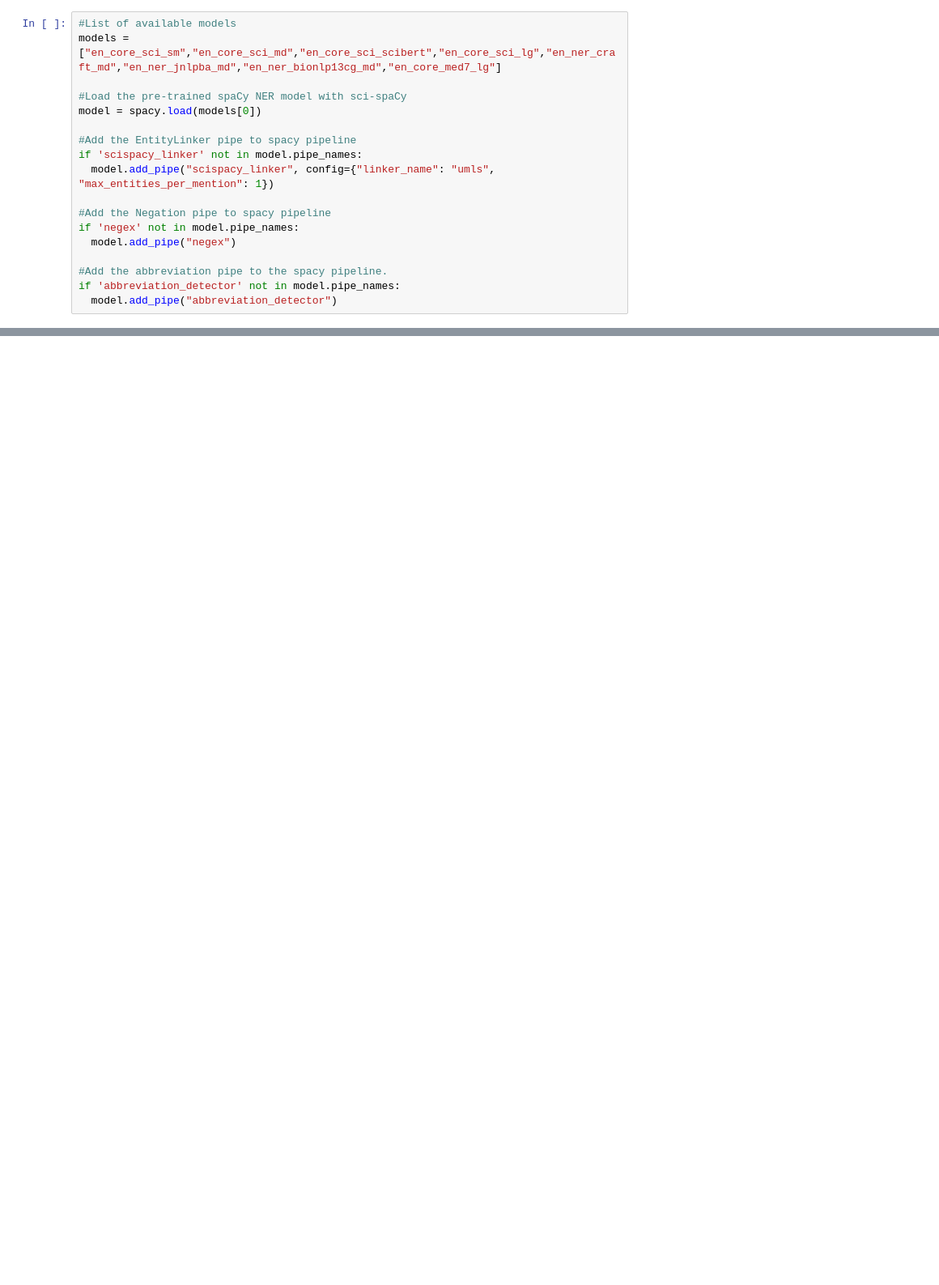
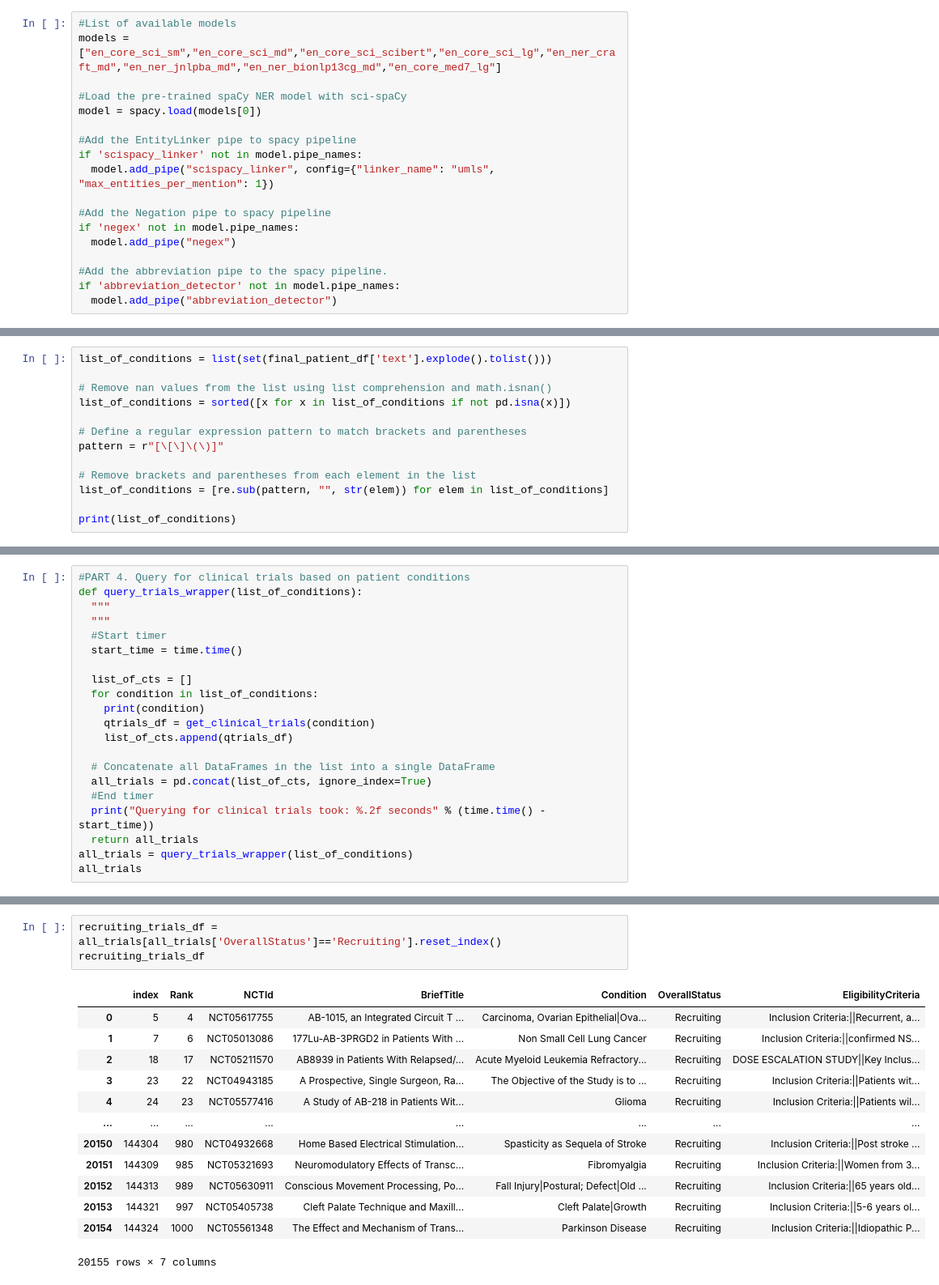
Before and after one commit to victormurcia/CTS_Test, a Jupyter notebook: CTS_Unifying_Routines.ipynb, the cells around one changed output, grey strips where cells are left out. Shown at 81% size. Cells and saved outputs as stored; diff of their text form; blank space fills up the shorter version.

```diff
--- a/CTS_Unifying_Routines.ipynb
+++ b/CTS_Unifying_Routines.ipynb
@@ -357,0 +389,13 @@ final_patient_df['text'][1]
+# %%
+list_of_conditions = list(set(final_patient_df['text'].explode().tolist()))
+
+# Remove nan values from the list using list comprehension and math.isnan()
+list_of_conditions = sorted([x for x in list_of_conditions if not pd.isna(x)])
+
+# Define a regular expression pattern to match brackets and parentheses
+pattern = r"[\[\]\(\)]"
+
+# Remove brackets and parentheses from each element in the list
+list_of_conditions = [re.sub(pattern, "", str(elem)) for elem in list_of_conditions]
+
+print(list_of_conditions)
@@ -357,0 +404,21 @@ final_patient_df['text'][1]
+# %%
+#PART 4. Query for clinical trials based on patient conditions
+def query_trials_wrapper(list_of_conditions):
+  """
+  """
+  #Start timer
+  start_time = time.time()
+
+  list_of_cts = []
+  for condition in list_of_conditions:
+    print(condition)
+    qtrials_df = get_clinical_trials(condition)
+    list_of_cts.append(qtrials_df)
+
+  # Concatenate all DataFrames in the list into a single DataFrame
+  all_trials = pd.concat(list_of_cts, ignore_index=True)
+  #End timer
+  print("Querying for clinical trials took: %.2f seconds" % (time.time() - start_time))
+  return all_trials
+all_trials = query_trials_wrapper(list_of_conditions)
+all_trials
@@ -357,0 +456,17 @@ final_patient_df['text'][1]
+# %%
+recruiting_trials_df = all_trials[all_trials['OverallStatus']=='Recruiting'].reset_index()
+recruiting_trials_df
+# %% [output]
+|  | index | Rank | NCTId | BriefTitle | Condition | OverallStatus | EligibilityCriteria |
+| 0 | 5 | 4 | NCT05617755 | AB-1015, an Integrated Circuit T ... | Carcinoma, Ovarian Epithelial|Ova... | Recruiting | Inclusion Criteria:||Recurrent, a... |
+| 1 | 7 | 6 | NCT05013086 | 177Lu-AB-3PRGD2 in Patients With ... | Non Small Cell Lung Cancer | Recruiting | Inclusion Criteria:||confirmed NS... |
+| 2 | 18 | 17 | NCT05211570 | AB8939 in Patients With Relapsed/... | Acute Myeloid Leukemia Refractory... | Recruiting | DOSE ESCALATION STUDY||Key Inclus... |
+| 3 | 23 | 22 | NCT04943185 | A Prospective, Single Surgeon, Ra... | The Objective of the Study is to ... | Recruiting | Inclusion Criteria:||Patients wit... |
+| 4 | 24 | 23 | NCT05577416 | A Study of AB-218 in Patients Wit... | Glioma | Recruiting | Inclusion Criteria:||Patients wil... |
+| ... | ... | ... | ... | ... | ... | ... | ... |
+| 20150 | 144304 | 980 | NCT04932668 | Home Based Electrical Stimulation... | Spasticity as Sequela of Stroke | Recruiting | Inclusion Criteria:||Post stroke ... |
+| 20151 | 144309 | 985 | NCT05321693 | Neuromodulatory Effects of Transc... | Fibromyalgia | Recruiting | Inclusion Criteria:||Women from 3... |
+| 20152 | 144313 | 989 | NCT05630911 | Conscious Movement Processing, Po... | Fall Injury|Postural; Defect|Old ... | Recruiting | Inclusion Criteria:||65 years old... |
+| 20153 | 144321 | 997 | NCT05405738 | Cleft Palate Technique and Maxill... | Cleft Palate|Growth | Recruiting | Inclusion Criteria:||5-6 years ol... |
+| 20154 | 144324 | 1000 | NCT05561348 | The Effect and Mechanism of Trans... | Parkinson Disease | Recruiting | Inclusion Criteria:||Idiopathic P... |
+20155 rows × 7 columns
```
Also changed, not shown: parts of 9 cells of this notebook.
